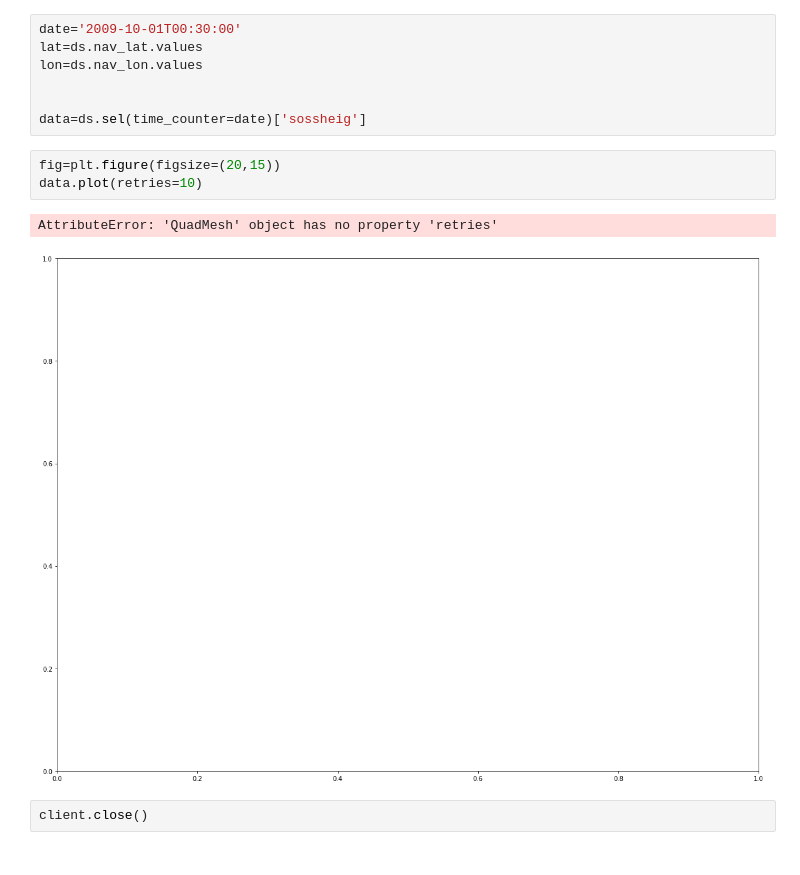
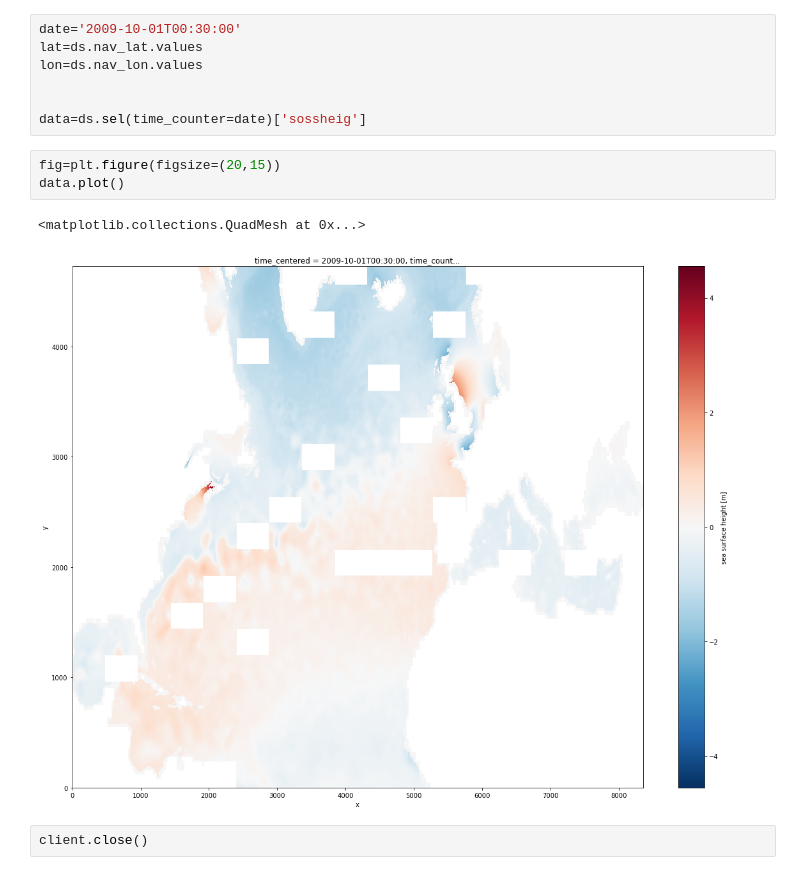
Before and after one commit to auraoupa/pangeo-deployments-test, a Jupyter notebook: 2019-09-30-AA-check-ssh-eNATL60-BLBT02X.ipynb, the cells around one changed output. Drawn from its saved outputs; the diff is of its cells as text.

```diff
--- a/2019-09-30-AA-check-ssh-eNATL60-BLBT02X.ipynb
+++ b/2019-09-30-AA-check-ssh-eNATL60-BLBT02X.ipynb
@@ -154,10 +154,10 @@ lon=ds.nav_lon.values
 data=ds.sel(time_counter=date)['sossheig']
 # %%
 fig=plt.figure(figsize=(20,15))
-data.plot(retries=10)
+data.plot()
 # %% [output]
-AttributeError: 'QuadMesh' object has no property 'retries'
+<matplotlib.collections.QuadMesh at 0x...>
-[figure, old version]
+[figure, new version]
 # %%
 client.close()
 # %%
```
Also changed, not shown: parts of 1 cell of this notebook, 1 other file.
